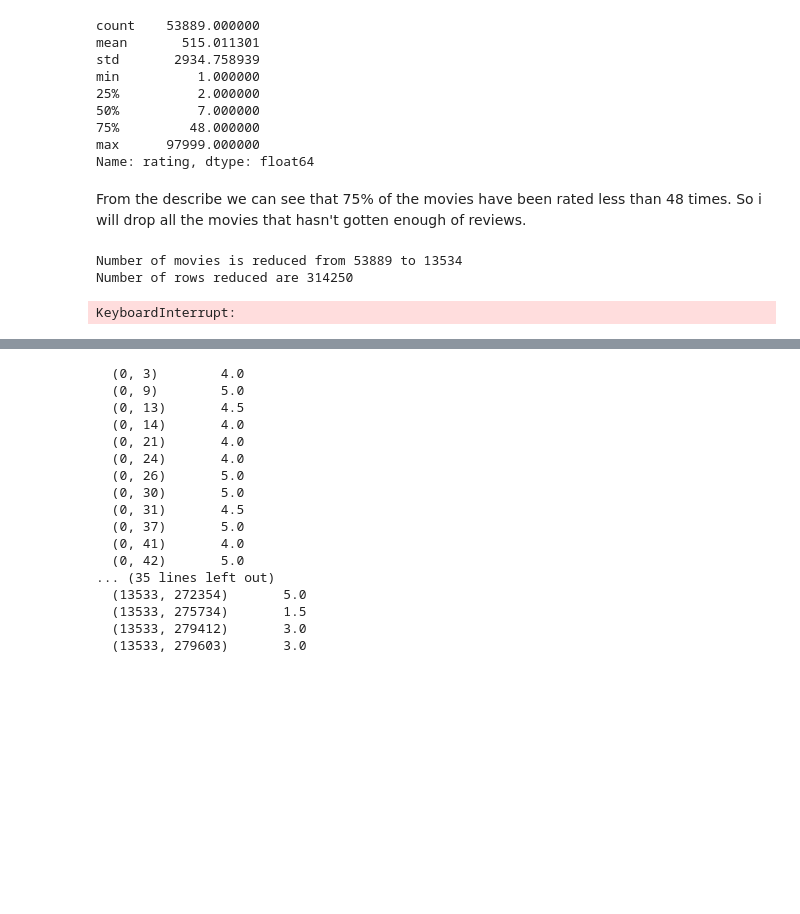
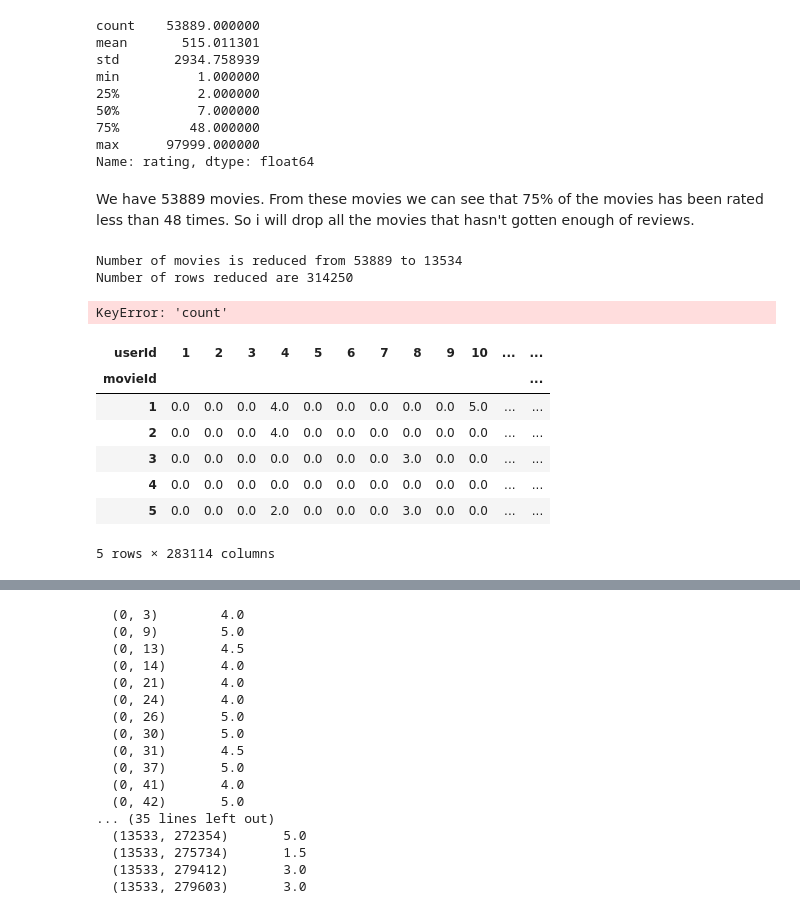
Before and after one commit to JoelOscarsson/Machine-Learning, a Jupyter notebook: Projects/Recommender-System.ipynb, the cells around one changed output, grey strips where cells are left out. Drawn from its saved outputs; the diff is of its cells as text; code cells hidden in the pictures; blank space fills up the shorter version.

```diff
--- a/Projects/Recommender-System.ipynb
+++ b/Projects/Recommender-System.ipynb
@@ -278,7 +502,7 @@ min          1.000000
 max      97999.000000
 Name: rating, dtype: float64
 # %% [markdown]
-From the describe we can see that 75% of the movies have been rated less than 48 times. So i will drop all the movies that hasn't gotten enough of reviews.
+We have 53889 movies. From these movies we can see that 75% of the movies has been rated less than 48 times. So i will drop all the movies that hasn't gotten enough of reviews.
 # %%
 # I want to get the movies with less than 48 ratings
 movies_to_remove = number_of_ratings[number_of_ratings["rating"] < 48]["movieId"].values
@@ -290,6 +516,10 @@ print(f"Number of rows reduced are {len(ratings) - len(reduced_ratings)}")
 # %% [output]
 Number of movies is reduced from 53889 to 13534
 Number of rows reduced are 314250
+# %%
+reduced_ratings['count'].quantile(np.arrange(1, 0.6, -0.05))
+# %% [output]
+KeyError: 'count'
 # %%
 from scipy.sparse import csr_matrix
 from sklearn.neighbors import NearestNeighbors
@@ -297,8 +527,15 @@ from fuzzywuzzy import process
 import matplotlib.pyplot as plt
 import numpy as np
 # %%
-reduced_ratings.head()
-
-movies_users = reduced_ratings.pivot(index="movieId", columns="userId", values="rating").fillna(0)
+# movies_users = reduced_ratings.pivot(index="movieId", columns="userId", values="rating").fillna(0)
-# %% [output]
-KeyboardInterrupt:
+# %%
+movies_users.head()
+# %% [output]
+| userId | 1 | 2 | 3 | 4 | 5 | 6 | 7 | 8 | 9 | 10 | ... | ... |
+| movieId |  |  |  |  |  |  |  |  |  |  |  | ... |
+| 1 | 0.0 | 0.0 | 0.0 | 4.0 | 0.0 | 0.0 | 0.0 | 0.0 | 0.0 | 5.0 | ... | ... |
+| 2 | 0.0 | 0.0 | 0.0 | 4.0 | 0.0 | 0.0 | 0.0 | 0.0 | 0.0 | 0.0 | ... | ... |
+| 3 | 0.0 | 0.0 | 0.0 | 0.0 | 0.0 | 0.0 | 0.0 | 3.0 | 0.0 | 0.0 | ... | ... |
+| 4 | 0.0 | 0.0 | 0.0 | 0.0 | 0.0 | 0.0 | 0.0 | 0.0 | 0.0 | 0.0 | ... | ... |
+| 5 | 0.0 | 0.0 | 0.0 | 2.0 | 0.0 | 0.0 | 0.0 | 3.0 | 0.0 | 0.0 | ... | ... |
+5 rows × 283114 columns
```
Also changed, not shown: parts of 50 cells of this notebook.
